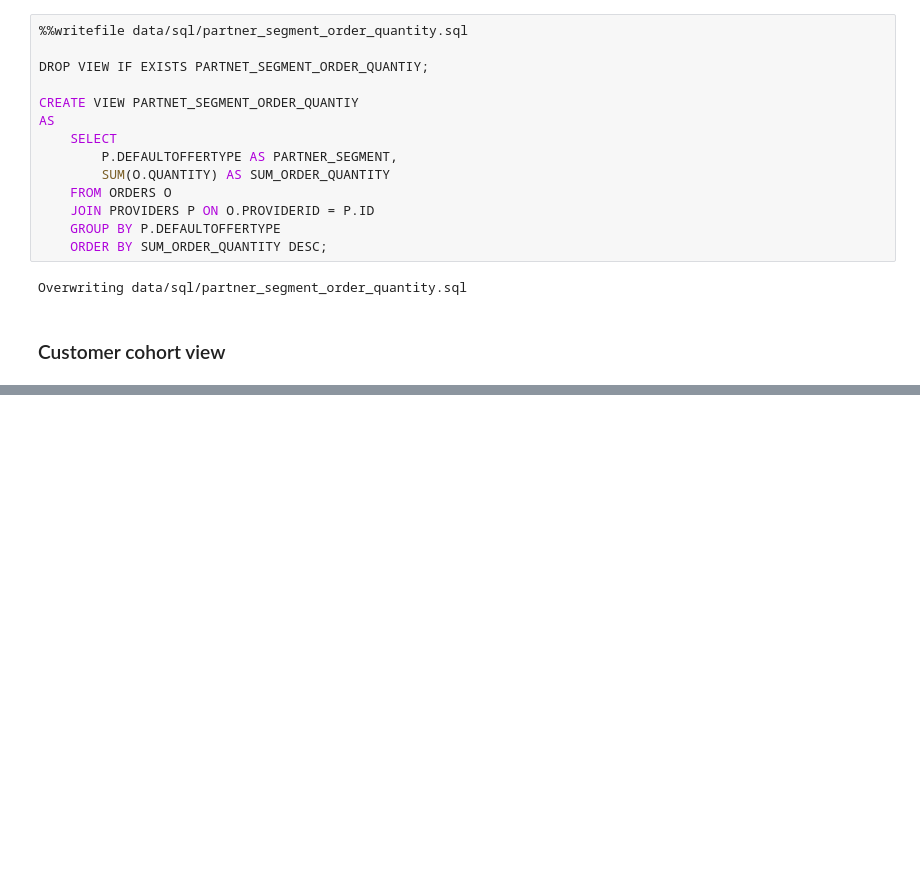
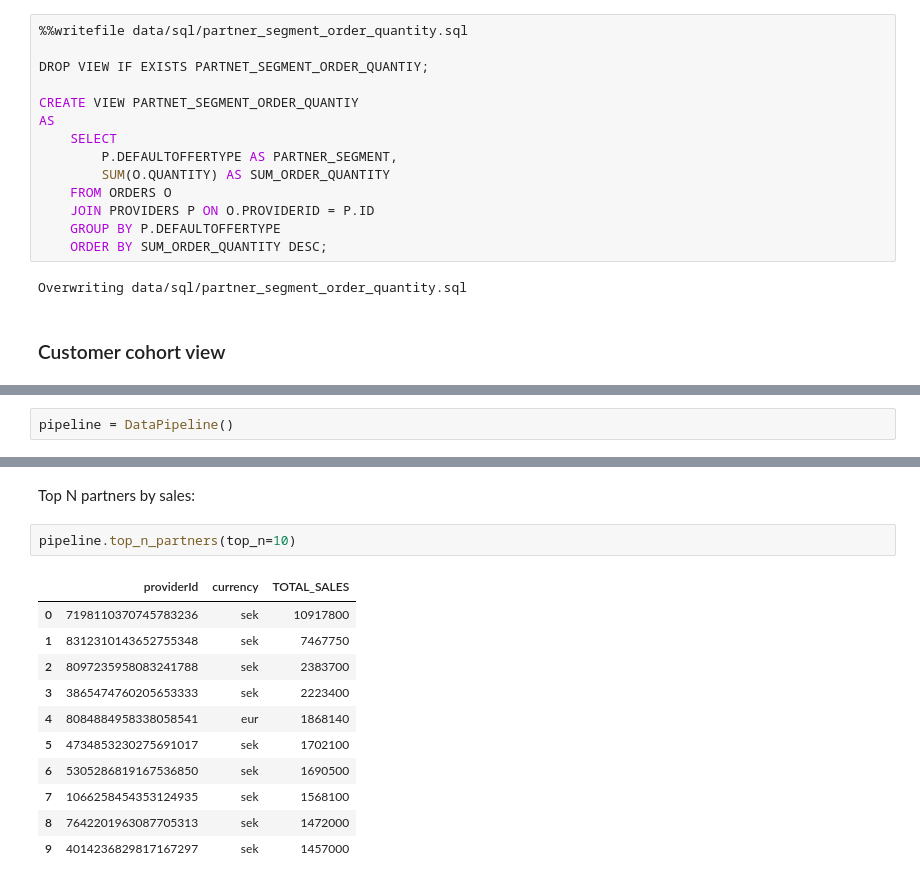
Before and after one commit to kennedyopokuasare/ResqCLV, a Jupyter notebook: data-exploration-and-pipeline.ipynb, the cells around one changed output, grey strips where cells are left out. Drawn from its saved outputs; the diff is of its cells as text; blank space fills up the shorter version.

Commit message:
Data Pipeline completed

```diff
--- a/data-exploration-and-pipeline.ipynb
+++ b/data-exploration-and-pipeline.ipynb
@@ -521,0 +541,2 @@ DataPipeline()
+# %%
+pipeline = DataPipeline()
@@ -521,0 +567,16 @@ DataPipeline()
+# %% [markdown]
+Top N partners by sales:
+# %%
+pipeline.top_n_partners(top_n=10)
+# %% [output]
+|  | providerId | currency | TOTAL_SALES |
+| 0 | 7198110370745783236 | sek | 10917800 |
+| 1 | 8312310143652755348 | sek | 7467750 |
+| 2 | 8097235958083241788 | sek | 2383700 |
+| 3 | 3865474760205653333 | sek | 2223400 |
+| 4 | 8084884958338058541 | eur | 1868140 |
+| 5 | 4734853230275691017 | sek | 1702100 |
+| 6 | 5305286819167536850 | sek | 1690500 |
+| 7 | 1066258454353124935 | sek | 1568100 |
+| 8 | 7642201963087705313 | sek | 1472000 |
+| 9 | 4014236829817167297 | sek | 1457000 |
```
Also changed, not shown: parts of 14 cells of this notebook, 3 other files.
